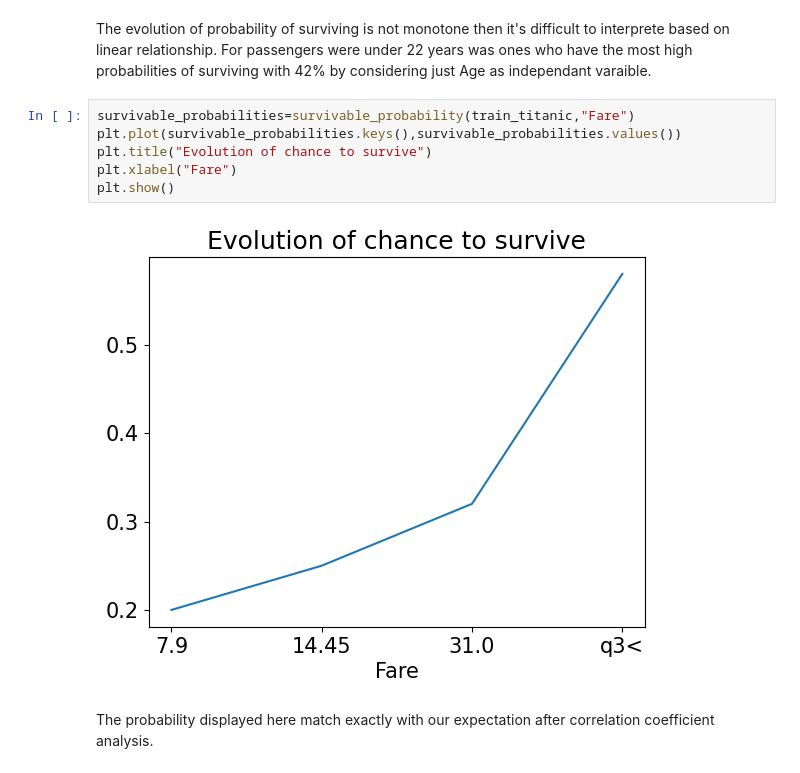
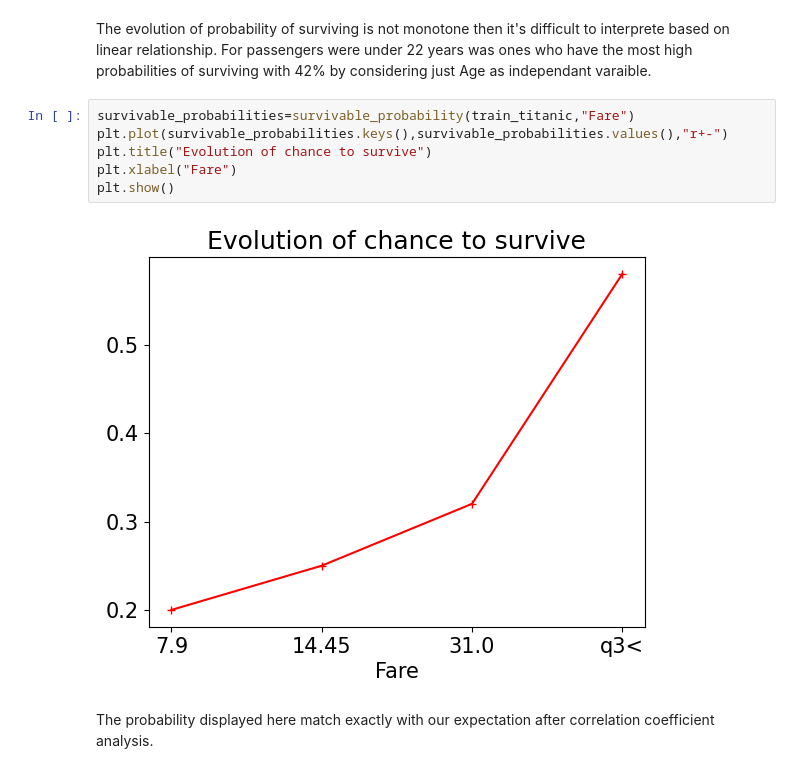
Before and after one commit to kaminosekai54/EDA-TITANIC, a Jupyter notebook: MiniProject 1(EDA).ipynb, the cells around one changed output. Saved outputs shown, nothing was run; the diff lists cells and outputs as text.

```diff
--- a/MiniProject 1.ipynb
+++ b/MiniProject 1(EDA).ipynb
@@ -241,12 +242,12 @@ plt.show()
 The evolution of probability of surviving is not monotone then it's difficult to interprete based on linear relationship. For passengers were under 22 years was ones who have the most high probabilities of surviving with 42% by considering just Age as independant varaible.
 # %%
 survivable_probabilities=survivable_probability(train_titanic,"Fare")
-plt.plot(survivable_probabilities.keys(),survivable_probabilities.values())
+plt.plot(survivable_probabilities.keys(),survivable_probabilities.values(),"r+-")
 plt.title("Evolution of chance to survive")
 plt.xlabel("Fare")
 plt.show()
 # %% [output]
-[figure, old version]
+[figure, new version]
 # %% [markdown]
 The probability displayed here match exactly with our expectation after correlation coefficient analysis.
 # %%
```
Also changed, not shown: parts of 4 cells of this notebook, 1 other file.
